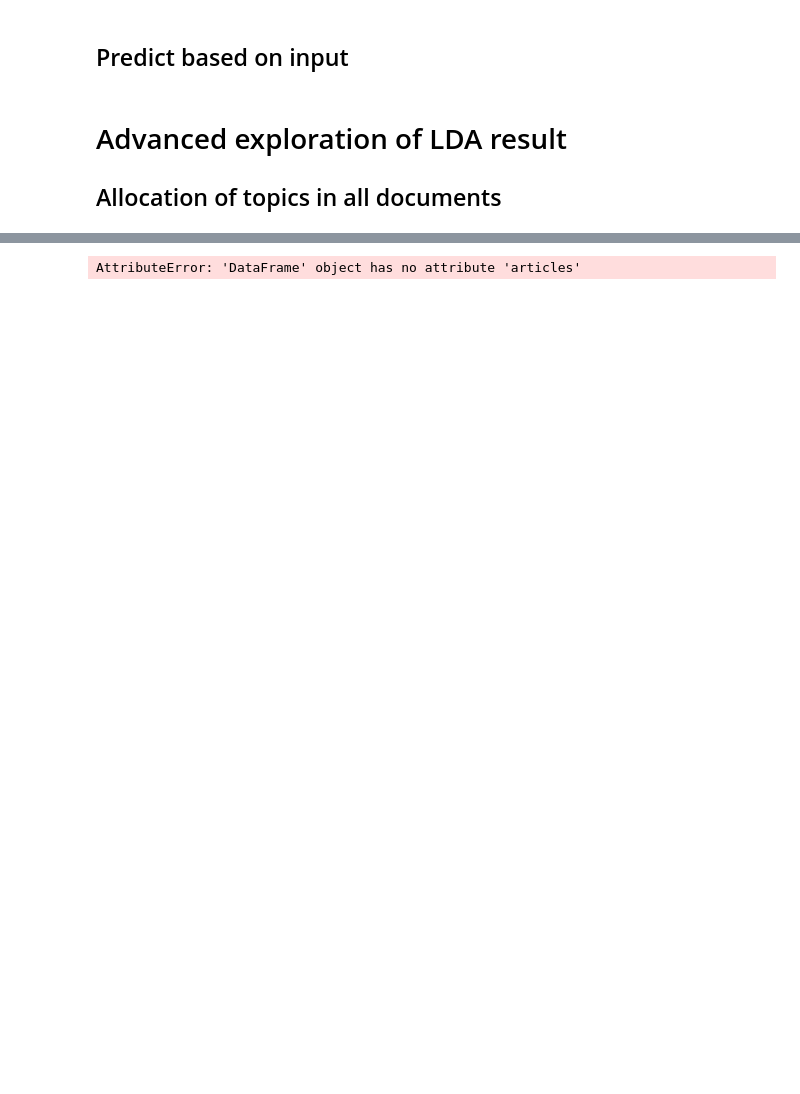
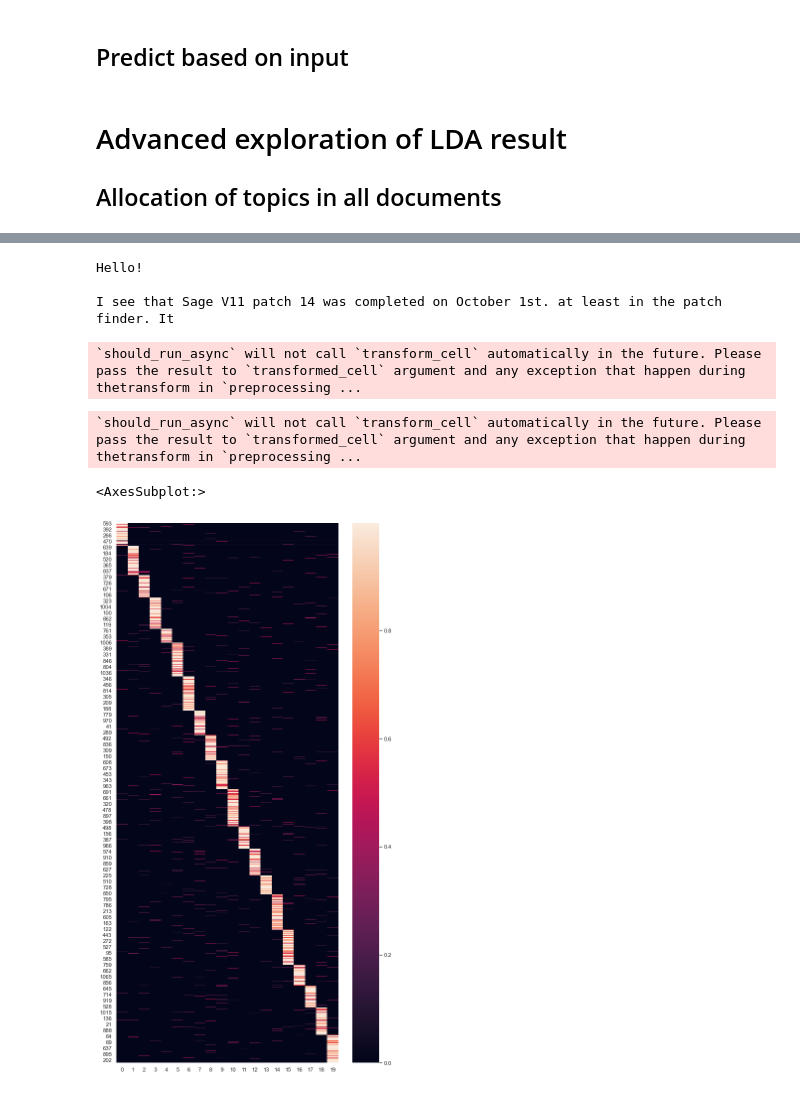
Before and after one commit to Delamater/MachineLearning, a Jupyter notebook: GeneralAssembly/CapstoneProject/SageCityForums/Final/Docs/SageForumsAnalysis.ipynb, the cells around one changed output, grey strips where cells are left out. Cells and saved outputs as stored; diff of their text form; code cells hidden in the pictures; blank space fills up the shorter version.

```diff
--- a/GeneralAssembly/CapstoneProject/SageCityForums/Final/Docs/SageForumsAnalysis.ipynb
+++ b/GeneralAssembly/CapstoneProject/SageCityForums/Final/Docs/SageForumsAnalysis.ipynb
@@ -722,4 +792,15 @@ Name: 14, dtype: float64
 # %%
-print(dfLDA.articles.loc[176][:1000])
+print(dfLDA.Forum_Post_Raw.loc[31][:100])
 # %% [output]
-AttributeError: 'DataFrame' object has no attribute 'articles'
+Hello!
+
+I see that Sage V11 patch 14 was completed on October 1st. at least in the patch finder. It
+`should_run_async` will not call `transform_cell` automatically in the future. Please pass the result to `transformed_cell` argument and any exception that happen during thetransform in `preprocessing ...
+# %%
+%matplotlib inline
+import seaborn as sns; sns.set(rc={'figure.figsize':(10,20)})
+sns.heatmap(document_topic.loc[document_topic.idxmax(axis=1).sort_values().index])
+# %% [output]
+`should_run_async` will not call `transform_cell` automatically in the future. Please pass the result to `transformed_cell` argument and any exception that happen during thetransform in `preprocessing ...
+<AxesSubplot:>
+[figure, added]
```
Also changed, not shown: parts of 23 cells of this notebook, 7 other files.
